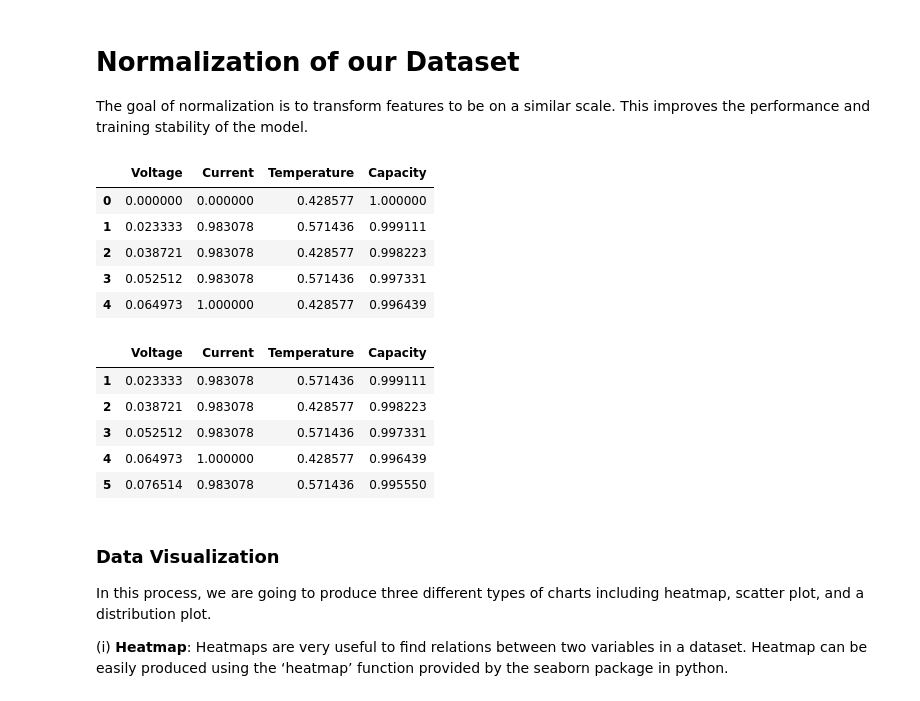
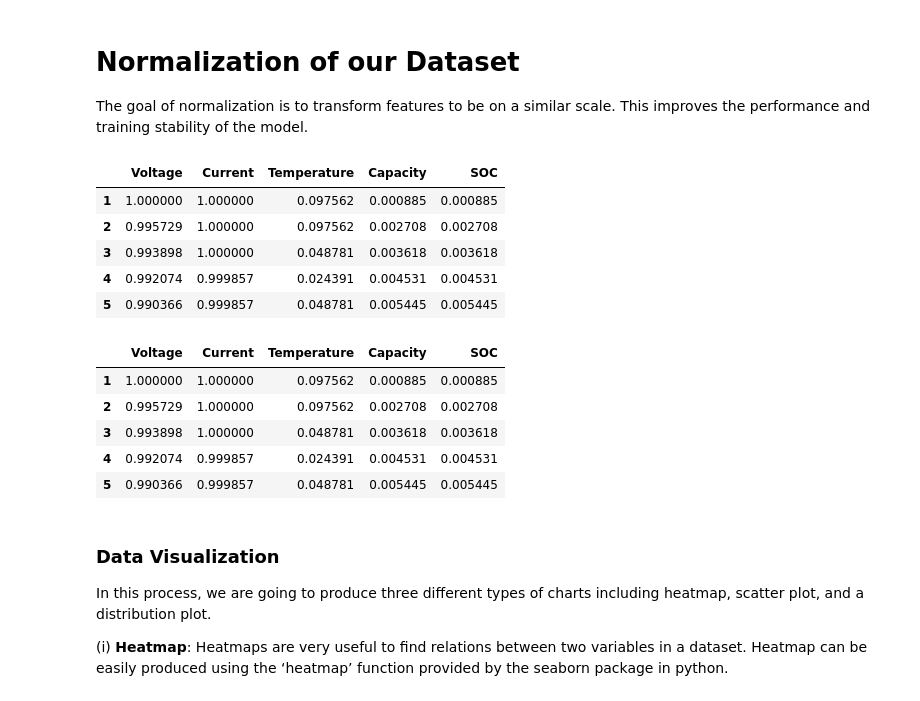
Before and after one commit to punjabinuclei/RealTimeBatteryMonitoringSystem, a Jupyter notebook: using_linear_regression_algorithms.ipynb, the cells around one changed output. Saved outputs shown, nothing was run; the diff lists cells and outputs as text; code cells hidden in the pictures.

```diff
--- a/using_linear_regression_algorithms.ipynb
+++ b/using_linear_regression_algorithms.ipynb
@@ -39,5 +39,6 @@ from sklearn import preprocessing # preprocessData
 Using the ‘read_csv’ function provided by the Pandas package, we can import the data into our python environment. After importing the data, we can use the ‘head’ function to get a glimpse of our dataset.
 # %%
 df=pd.read_csv(r"Soc.csv")
+df=df.dropna()
 df
 # %% [output]
@@ -75,25 +76,26 @@ The goal of normalization is to transform features to be on a similar scale. Thi
 df=(df-df.min())/(df.max()-df.min())
 df.head()
 # %% [output]
-|  | Voltage | Current | Temperature | Capacity |
-| 0 | 0.000000 | 0.000000 | 0.428577 | 1.000000 |
-| 1 | 0.023333 | 0.983078 | 0.571436 | 0.999111 |
-| 2 | 0.038721 | 0.983078 | 0.428577 | 0.998223 |
-| 3 | 0.052512 | 0.983078 | 0.571436 | 0.997331 |
-| 4 | 0.064973 | 1.000000 | 0.428577 | 0.996439 |
+|  | Voltage | Current | Temperature | Capacity | SOC |
+| 1 | 1.000000 | 1.000000 | 0.097562 | 0.000885 | 0.000885 |
+| 2 | 0.995729 | 1.000000 | 0.097562 | 0.002708 | 0.002708 |
+| 3 | 0.993898 | 1.000000 | 0.048781 | 0.003618 | 0.003618 |
+| 4 | 0.992074 | 0.999857 | 0.024391 | 0.004531 | 0.004531 |
+| 5 | 0.990366 | 0.999857 | 0.048781 | 0.005445 | 0.005445 |
 # %%
 df= df[df['Voltage'] != 0]
 df= df[df['Current'] != 0]
 df= df[df['Temperature'] != 0]
 df= df[df['Capacity'] != 0]
+df= df[df['SOC'] != 0]
 df.head()
 # %% [output]
-|  | Voltage | Current | Temperature | Capacity |
-| 1 | 0.023333 | 0.983078 | 0.571436 | 0.999111 |
-| 2 | 0.038721 | 0.983078 | 0.428577 | 0.998223 |
-| 3 | 0.052512 | 0.983078 | 0.571436 | 0.997331 |
-| 4 | 0.064973 | 1.000000 | 0.428577 | 0.996439 |
-| 5 | 0.076514 | 0.983078 | 0.571436 | 0.995550 |
+|  | Voltage | Current | Temperature | Capacity | SOC |
+| 1 | 1.000000 | 1.000000 | 0.097562 | 0.000885 | 0.000885 |
+| 2 | 0.995729 | 1.000000 | 0.097562 | 0.002708 | 0.002708 |
+| 3 | 0.993898 | 1.000000 | 0.048781 | 0.003618 | 0.003618 |
+| 4 | 0.992074 | 0.999857 | 0.024391 | 0.004531 | 0.004531 |
+| 5 | 0.990366 | 0.999857 | 0.048781 | 0.005445 | 0.005445 |
 # %% [markdown]
 ### **Data Visualization**
 
```
Also changed, not shown: parts of 14 cells of this notebook.
